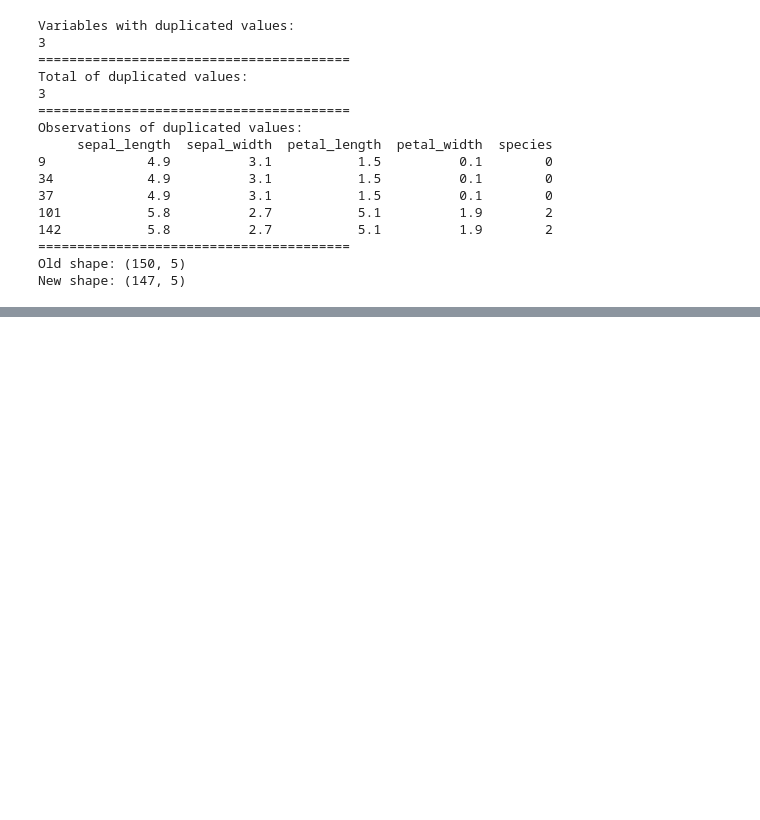
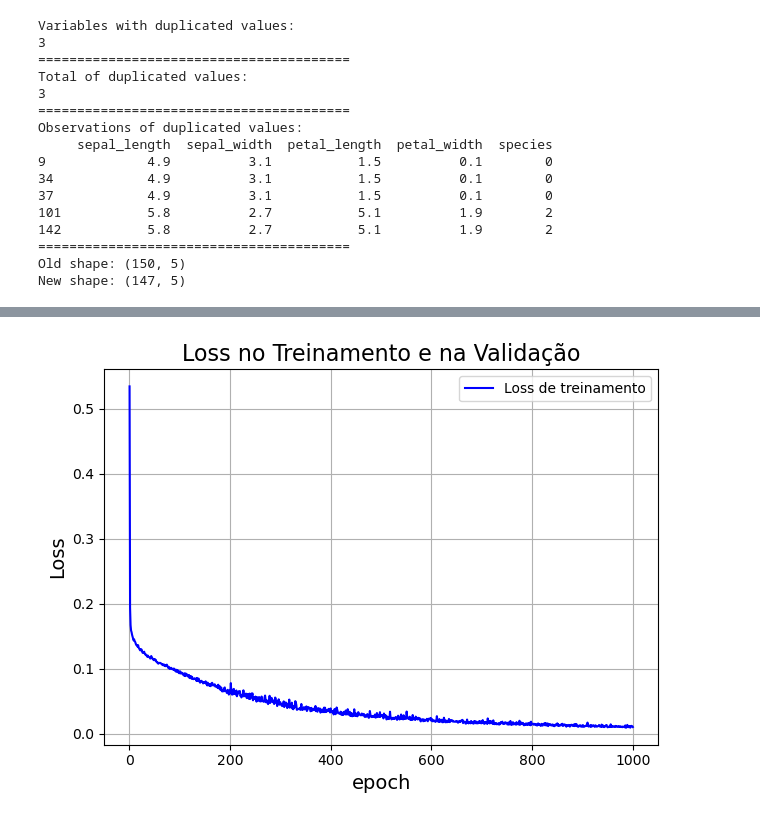
Before and after one commit to gabrieldadcarvalho/IF867_deep_learning_introduction, a Jupyter notebook: exercise_list/01/ListaPratica01_IF867.ipynb, the cells around one changed output, grey strips where cells are left out. Drawn from its saved outputs; the diff is of its cells as text; code cells hidden in the pictures; blank space fills up the shorter version.

```diff
--- a/exercise_list/01/ListaPratica01_IF867.ipynb
+++ b/exercise_list/01/ListaPratica01_IF867.ipynb
@@ -326,0 +826,16 @@ No banco de dados Iris, nenhum dado ausente foi identificado nas variáveis. Foi
+# %%
+def net_insurance_keras():
+    np.random.seed(42)
+    modelo = models.Sequential()
+    modelo.add(Dense(128, activation="relu", input_shape=(X_train_insurance.shape[1],)))
+    modelo.add(Dense(256, activation="relu"))
+    modelo.add(Dense(800, activation="relu"))
+    modelo.add(Dense(256, activation="relu"))
+    modelo.add(Dense(1, activation="linear"))
+    # Configurando o Adagrad com taxa de aprendizado de 0.01
+    adagrad = Adagrad(learning_rate=0.01)
+    modelo.compile(optimizer=adagrad, loss="mse")
+
+    return modelo
+# %%
+net_insurance_keras = net_insurance_keras()
@@ -326,0 +845,4 @@ No banco de dados Iris, nenhum dado ausente foi identificado nas variáveis. Foi
+# %%
+hist_insurance = net_insurance_keras.fit(
+    X_train_insurance, Y_train_insurance, epochs=1000, batch_size=32
+)
@@ -326,0 +867,18 @@ No banco de dados Iris, nenhum dado ausente foi identificado nas variáveis. Foi
+# %%
+plt.plot(
+    range(1, len(hist_insurance.history["loss"]) + 1),
+    hist_insurance.history["loss"],
+    "-",
+    color="blue",
+    label="Loss de treinamento",
+)
+plt.title("Loss no Treinamento e na Validação", fontsize=16)
+plt.xlabel("epoch", fontsize=14)
+plt.ylabel("Loss", fontsize=14)
+plt.legend()
+plt.grid(True)
+
+plt.tight_layout()
+plt.show()
+# %% [output]
+[figure, added]
```
Also changed, not shown: parts of 95 cells of this notebook, 17 other files.
